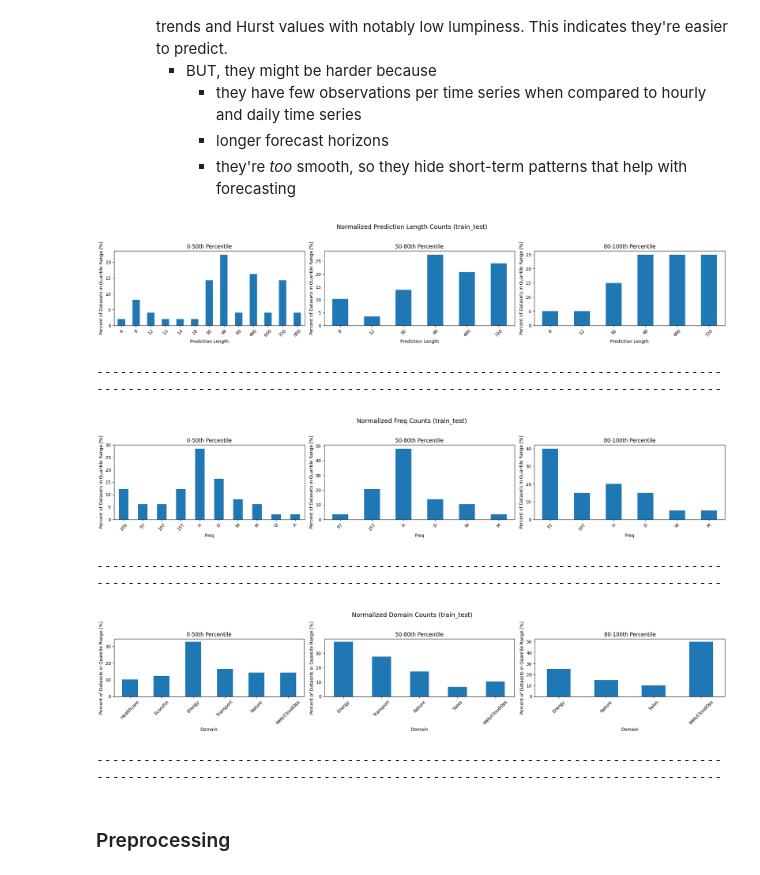
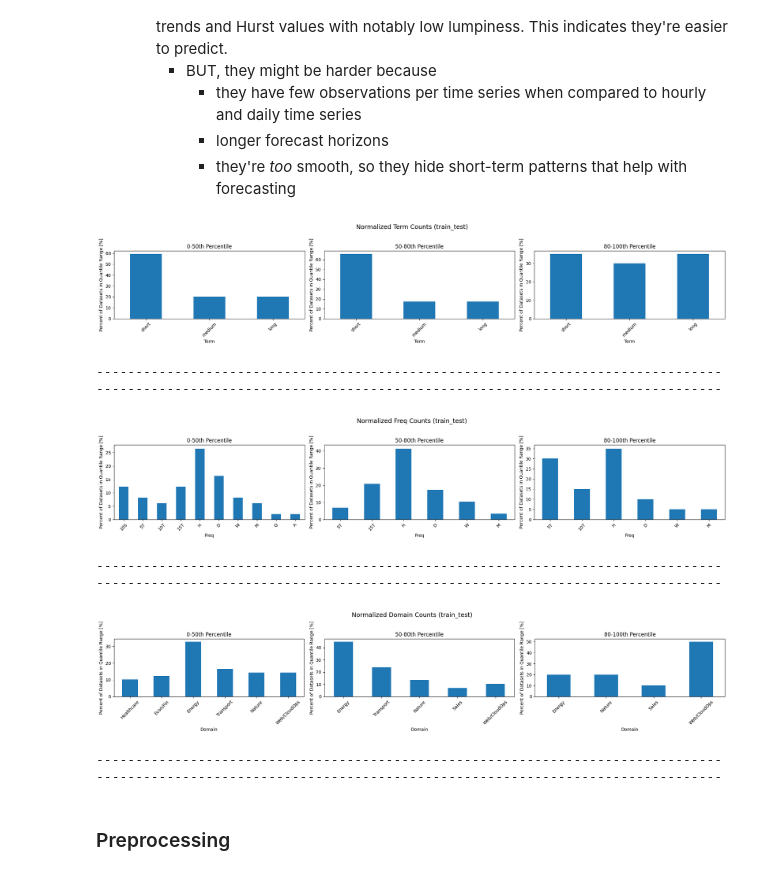
Before and after one commit to mpg05883/gift-eval, a Jupyter notebook: crps_estimation.ipynb, the cells around one changed output. Drawn from its saved outputs; the diff is of its cells as text; code cells hidden in the pictures.

```diff
--- a/crps_estimation.ipynb
+++ b/crps_estimation.ipynb
@@ -45,7 +45,7 @@ df.head()
 # %% [markdown]
 Load Chronos-Bolt's train-test CRPS scores.
 # %%
-model_name = "chronos_bolt_base"
+model_name = "timesfm_2_0_500m"
 scores_path = Path("results") / model_name / "all_results.csv"
 scores_df = pd.read_csv(scores_path)
 scores_df.head()
@@ -88,9 +88,7 @@ for i, score_row in scores_df.iterrows():
         & (df["term"] == term)
     )
 
-    df.loc[mask, "true_crps"] = score_row[
-        "eval_metrics/mean_weighted_sum_quantile_loss"
-    ]
+    df.loc[mask, "crps"] = score_row["eval_metrics/mean_weighted_sum_quantile_loss"]
 
 
 print(f"Saving CRPS scores to {input_path}")
@@ -174,6 +172,12 @@ def get_custom_order(value_col):
             "Q",
             "A",
         ]
+    elif value_col == "term":
+        return [
+            "short",
+            "medium",
+            "long",
+        ]
     else:
         return [
             "Healthcare",
@@ -207,7 +211,7 @@ def plot_histogram(df, target_col, value_col, q_start, q_end, ax):
     percentages = (counts / counts.sum()).fillna(0).sort_index() * 100
 
     custom_order = (
-        get_custom_order(value_col) if value_col in ["freq", "domain"] else None
+        get_custom_order(value_col) if value_col in ["term", "freq", "domain"] else None
     )
 
     if custom_order is not None:
@@ -225,41 +229,41 @@ def plot_histogram(df, target_col, value_col, q_start, q_end, ax):
 quantile_edges = [0, 0.5, 0.8, 1.0]
 num_edges = len(quantile_edges)
 num_bins = num_edges - 1
-columns = ["prediction_length", "freq", "domain"]
+columns = ["term", "freq", "domain"]
 
 for i, col in enumerate(columns):
     fig, axes = plt.subplots(
         1,
         num_bins,
         figsize=(5 * num_edges, 4),
     )
 
     fig.suptitle(
         f"Normalized {col.replace('_', ' ').title()} Counts ({split_name})",
         fontsize=14,
     )
 
     for j in range(num_bins):
         q_start, q_end = quantile_edges[j], quantile_edges[j + 1]
         plot_histogram(
             df=df,
-            target_col="true_crps",
+            target_col="crps",
             value_col=col,
             q_start=q_start,
             q_end=q_end,
             ax=axes[j],
         )
 
     # TODO: Consider using a pie chart instead of a bar chart
     plt.tight_layout(rect=[0, 0, 1, 0.95])
     plt.show()
     print("-" * 160)
 # %% [output]
-[figure, old version]
+[figure, new version]
 ----------------------------------------------------------------------------------------------------------------------------------------------------------------
-[figure, old version]
+[figure, new version]
 ----------------------------------------------------------------------------------------------------------------------------------------------------------------
-[figure, old version]
+[figure, new version]
 ----------------------------------------------------------------------------------------------------------------------------------------------------------------
 # %% [markdown]
 ### Preprocessing
```
Also changed, not shown: parts of 5 cells of this notebook, 16 other files.
